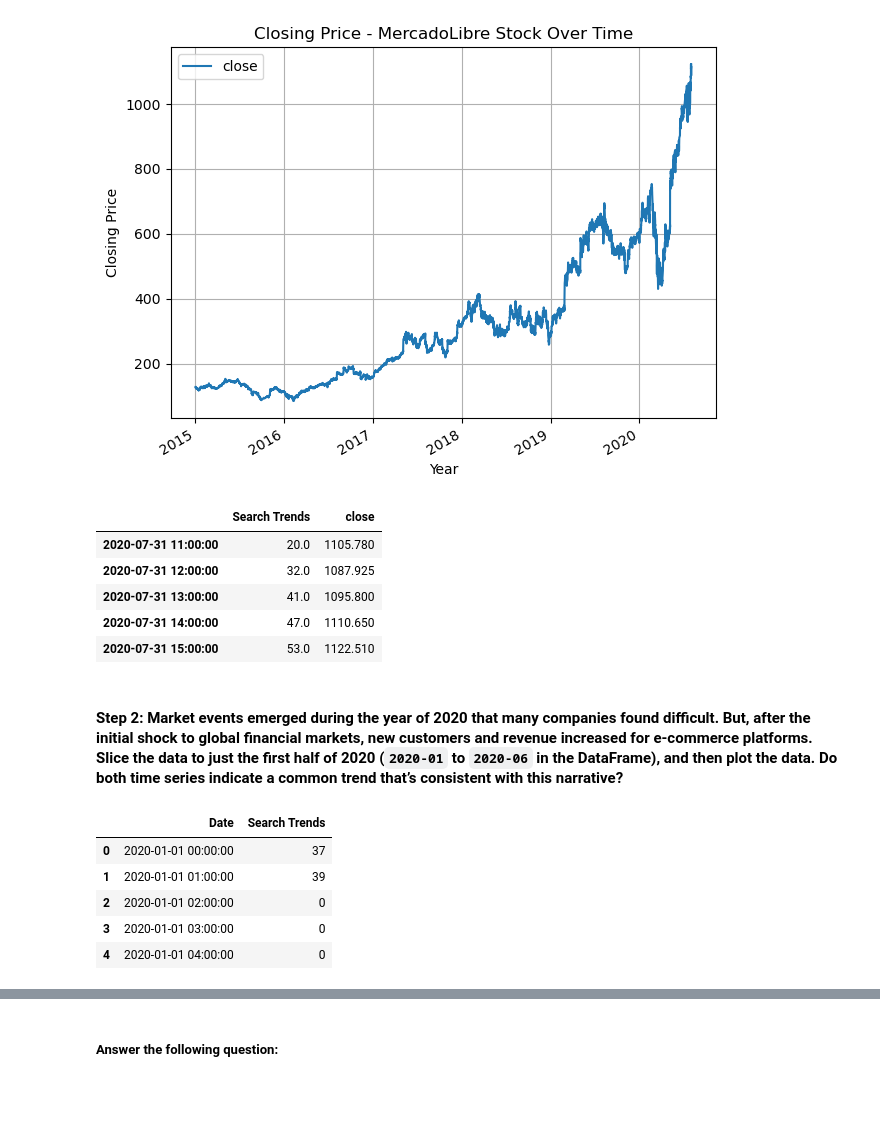
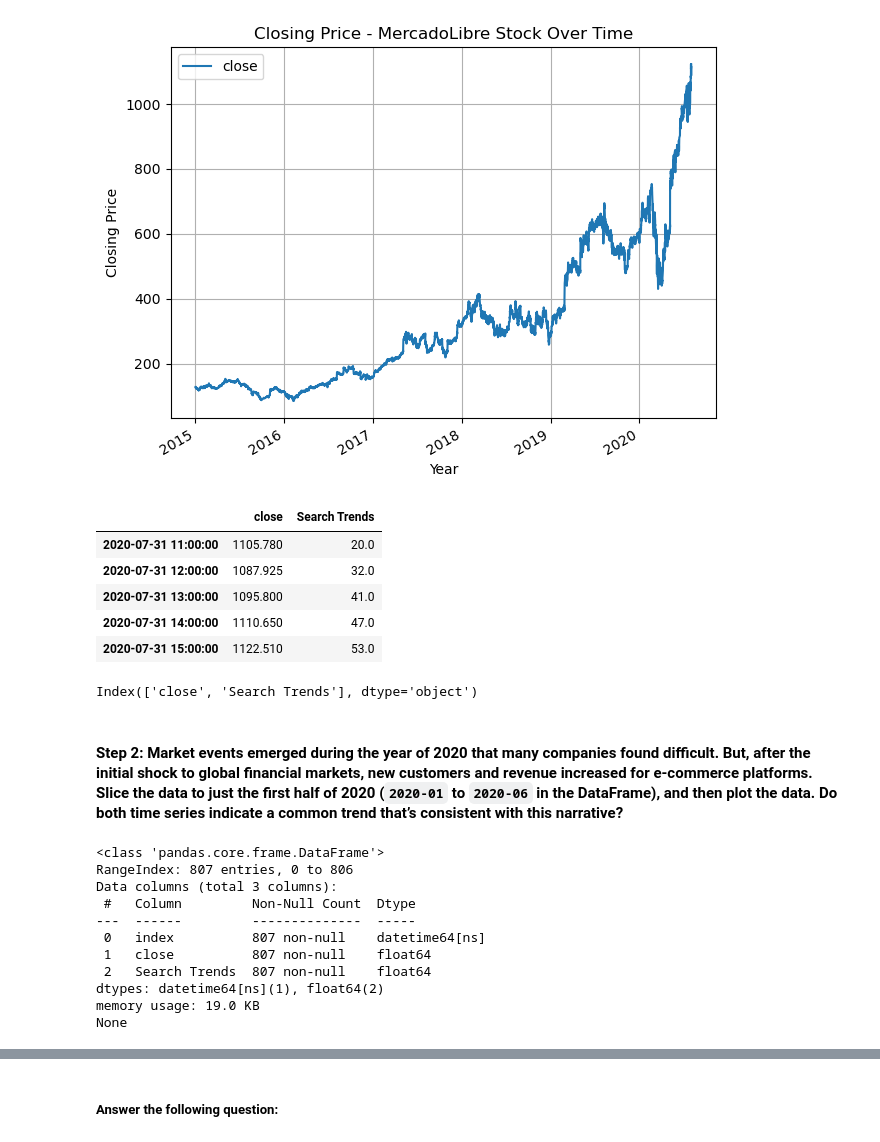
Before and after one commit to Raymond-St/prophet-challenge, a Jupyter notebook: forecasting_net_prophet.ipynb, the cells around one changed output, grey strips where cells are left out. Drawn from its saved outputs; the diff is of its cells as text; code cells hidden in the pictures; blank space fills up the shorter version.

```diff
--- a/forecasting_net_prophet.ipynb
+++ b/forecasting_net_prophet.ipynb
@@ -346,33 +326,45 @@ plt.show()
 # %%
 # Concatenate the mercado_stock_df DataFrame with the mercado_trends_df DataFrame
 # Concatenate the DataFrame by columns (axis=1), and drop and rows with only one column of data
-mercado_stock_trends_df = pd.concat([mercado_trends_df, mercado_stock_df], axis=1)
-mercado_stock_trends_df =mercado_stock_trends_df.dropna()
+mercado_stock_trends_df = pd.concat([mercado_stock_df, mercado_trends_df], axis=1).dropna()
 
-# View the first and last five rows of the DataFrame
-# mercado_stock_trends_df.head()
+# --------------------
+# mercado_stock_trends_df = pd.concat([mercado_trends_df, mercado_stock_df], axis=1)
+# mercado_stock_trends_df =mercado_stock_trends_df.dropna()
+
+# # View the first and last five rows of the DataFrame
+# # mercado_stock_trends_df.head()
 display(mercado_stock_trends_df.tail())
+display(mercado_stock_trends_df.columns)
 # %% [output]
-|  | Search Trends | close |
-| 2020-07-31 11:00:00 | 20.0 | 1105.780 |
-| 2020-07-31 12:00:00 | 32.0 | 1087.925 |
-| 2020-07-31 13:00:00 | 41.0 | 1095.800 |
-| 2020-07-31 14:00:00 | 47.0 | 1110.650 |
-| 2020-07-31 15:00:00 | 53.0 | 1122.510 |
+|  | close | Search Trends |
+| 2020-07-31 11:00:00 | 1105.780 | 20.0 |
+| 2020-07-31 12:00:00 | 1087.925 | 32.0 |
+| 2020-07-31 13:00:00 | 1095.800 | 41.0 |
+| 2020-07-31 14:00:00 | 1110.650 | 47.0 |
+| 2020-07-31 15:00:00 | 1122.510 | 53.0 |
+Index(['close', 'Search Trends'], dtype='object')
 # %% [markdown]
 #### Step 2: Market events emerged during the year of 2020 that many companies found difficult. But, after the initial shock to global financial markets, new customers and revenue increased for e-commerce platforms. Slice the data to just the first half of 2020 (`2020-01` to `2020-06` in the DataFrame), and then plot the data. Do both time series indicate a common trend that’s consistent with this narrative?
 # %%
 # For the combined dataframe, slice to just the first half of 2020 (2020-01 through 2020-06)
-mercado_stock_trends_q1q2_df = mercado_trends_df.loc['2020-01-01':'2020-06-30']
+mercado_stock_trends_q1q2_df = mercado_stock_trends_df.loc['2020-01-01':'2020-06-30']
 mercado_stock_trends_q1q2_df = mercado_stock_trends_q1q2_df.reset_index()
 
+
 # View the first and last five rows of first_half_2020 DataFrame
-mercado_stock_trends_q1q2_df.head(5)
+# mercado_stock_trends_q1q2_df.head(5)
 # mercado_stock_trends_q1q2_df.tail(5)
+print(mercado_stock_trends_q1q2_df.info())
 # %% [output]
-|  | Date | Search Trends |
-| 0 | 2020-01-01 00:00:00 | 37 |
-| 1 | 2020-01-01 01:00:00 | 39 |
-| 2 | 2020-01-01 02:00:00 | 0 |
-| 3 | 2020-01-01 03:00:00 | 0 |
-| 4 | 2020-01-01 04:00:00 | 0 |
+<class 'pandas.core.frame.DataFrame'>
+RangeIndex: 807 entries, 0 to 806
+Data columns (total 3 columns):
+ #   Column         Non-Null Count  Dtype
+---  ------         --------------  -----
+ 0   index          807 non-null    datetime64[ns]
+ 1   close          807 non-null    float64
+ 2   Search Trends  807 non-null    float64
+dtypes: datetime64[ns](1), float64(2)
+memory usage: 19.0 KB
+None
```
Also changed, not shown: parts of 19 cells of this notebook.
